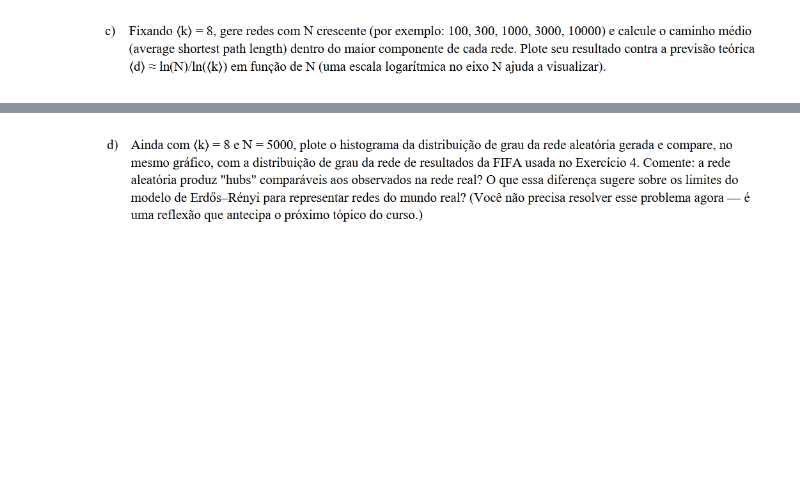
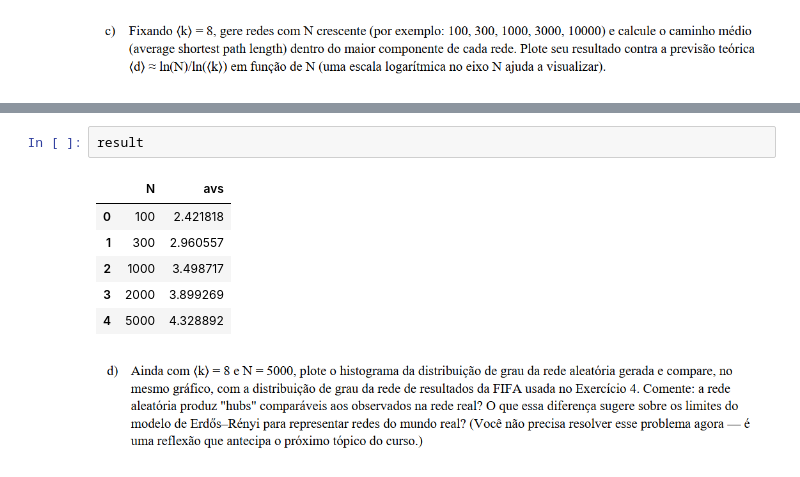
Before and after one commit to SamuelBoldrini/T1_Ciencia_de_Redes, a Jupyter notebook: question3.ipynb, the cells around one changed output, grey strips where cells are left out. Drawn from its saved outputs; the diff is of its cells as text; blank space fills up the shorter version.

```diff
--- a/question3.ipynb
+++ b/question3.ipynb
@@ -55,3 +53,12 @@ result = pd.DataFrame({
+# %%
+result
+# %% [output]
+|  | N | avs |
+| 0 | 100 | 2.421818 |
+| 1 | 300 | 2.960557 |
+| 2 | 1000 | 3.498717 |
+| 3 | 2000 | 3.899269 |
+| 4 | 5000 | 4.328892 |
 # %% [markdown]
 ![image.png](attachment:image.png)
 # %%
```
Also changed, not shown: parts of 6 cells of this notebook, 1 other file.
